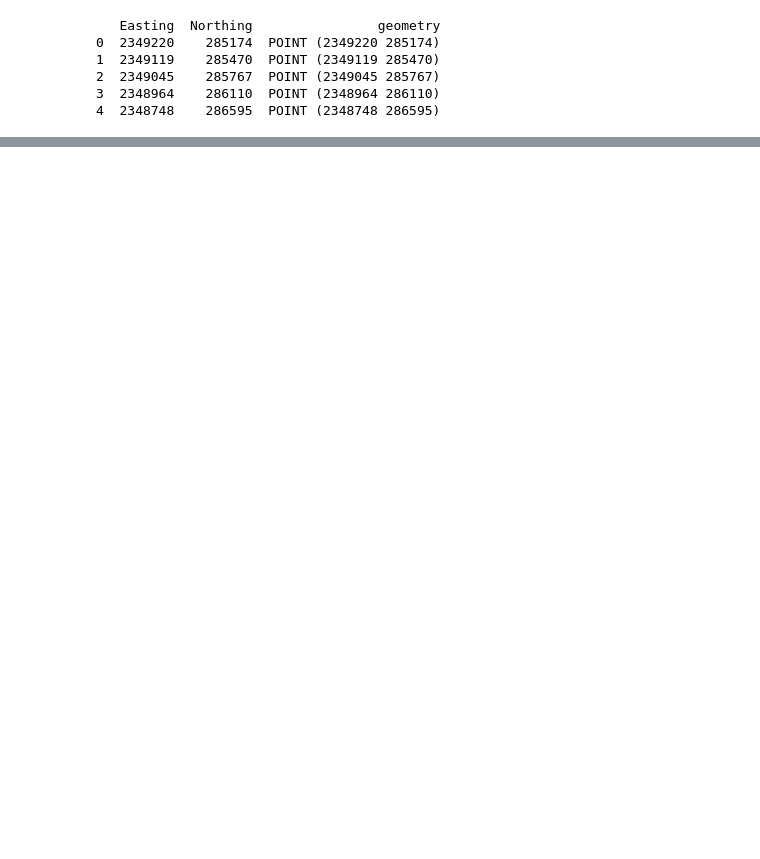
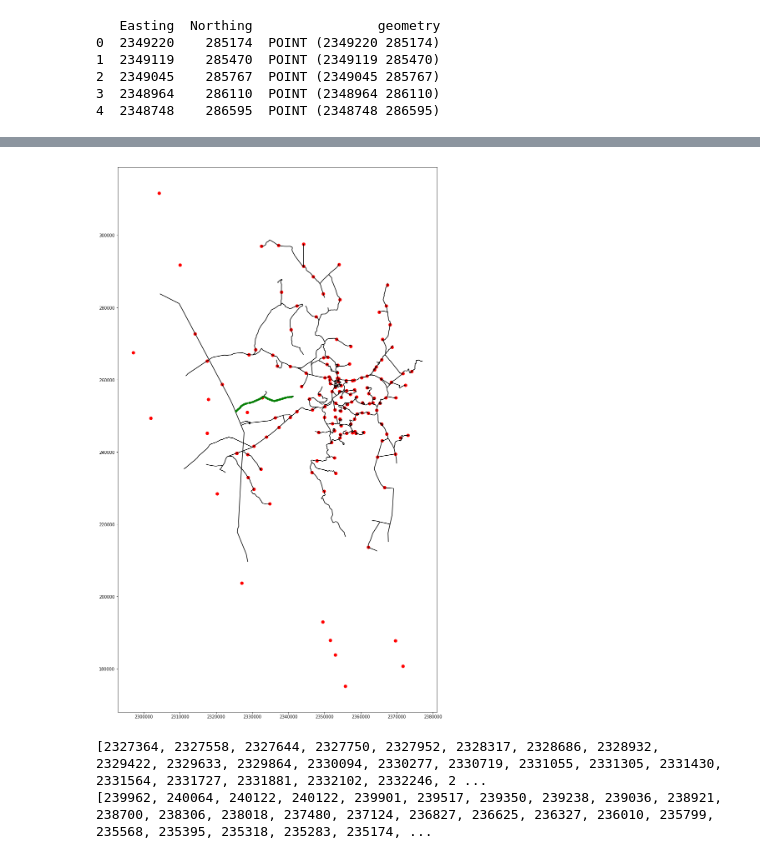
Before and after one commit to collincr/gravrouting, a Jupyter notebook: src/jupyter/links_in_network.ipynb, the cells around one changed output, grey strips where cells are left out. Cells and saved outputs as stored; diff of their text form; code cells hidden in the pictures; blank space fills up the shorter version.

Commit message:
Modified link visualization

```diff
--- a/src/jupyter/links_in_network.ipynb
+++ b/src/jupyter/links_in_network.ipynb
@@ -95,6 +125,6 @@ print(gdf_vertices)
 # %%
-from shapely.geometry import MultiLineString
-coords = [((0, 0), (1, 1))]
-new_geometry = MultiLineString(coords)
+from shapely.geometry import LineString
+coords = [(0, 0), (1, 1)]
+new_geometry = LineString(coords)
 print(new_geometry)
 # %% [output]
@@ -102,4 +131,0 @@ MULTILINESTRING ((0 0, 1 1))
-# %%
-ax = gdf_vertices.plot(color='green')
-df_roads.plot(ax=ax, color='black')
-plt.show()
@@ -127,0 +166,50 @@ Name: geometry, Length: 258, dtype: object
+# %%
+from matplotlib.pyplot import figure
+from shapely.geometry import LineString
+
+# coordinate reference system
+crs = '+proj=lcc +lat_1=36 +lat_2=37.25 +lat_0=35.33333333333334 +lon_0=-119 +x_0=609601.2192024384 +y_0=0 +datum=NAD27 +units=us-ft +no_defs'
+
+#vertices_x = [2330062, 2327545, 2327522, 2324752, 2324501, 2324309, 2323926, 2323503, 2323203, 2323077, 2322839, 2322614, 2322306, 2322012, 2321773, 2321577, 2321409, 2321213, 2320007, 2319320, 2318605, 2318226, 2317988, 2317638, 2317329, 2315451, 2315156, 2314988, 2314848, 2314666, 2314483, 2314301, 2313965, 2313516, 2312451, 2311708, 2311610, 2311399, 2311049]
+#vertices_y = [241357, 242506, 242516, 243816, 243926, 243896, 243977, 244178, 243977, 243921, 243893, 243822, 243738, 243612, 243472, 243472, 243430, 243346, 242701, 242463, 242210, 241972, 241635, 241117, 240794, 239182, 238902, 238691, 238481, 238285, 238131, 237948, 237626, 237290, 236406, 235734, 235635, 235537, 235355]
+vertices_x = [2341263, 2341215, 2341104, 2340863, 2340608, 2340545, 2340466, 2340311, 2340215, 2340133, 2340047, 2339963, 2339818, 2339599, 2339313, 2338055, 2337775, 2337512, 2337335, 2336826, 2336208, 2336117, 2336031, 2335854, 2335671, 2335465, 2335259, 2335128, 2334962, 2334505, 2334162, 2333881, 2333550, 2333458, 2333241, 2333144, 2333087, 2333047, 2332984, 2332904, 2332807, 2332771, 2332761, 2332692, 2332538, 2331817, 2331726, 2331560, 2331274, 2331097, 2331023, 2330926, 2330651, 2330508, 2330440, 2330262, 2330131, 2329914, 2329605, 2329216, 2329068, 2328982, 2328890, 2328753, 2328576, 2328364, 2327987, 2327844, 2327667, 2327478, 2327341, 2327215, 2327061, 2326901, 2326781, 2326598, 2326318, 2325895, 2325411, 2325391]
+vertices_y = [255397, 255373, 255318, 255246, 255173, 255163, 255160, 255198, 255245, 255272, 255235, 255194, 255146, 255105, 255042, 254647, 254573, 254487, 254430, 254287, 254121, 254110, 254110, 254161, 254224, 254293, 254367, 254419, 254482, 254653, 254819, 254996, 255219, 255259, 255339, 255391, 255402, 255362, 255299, 255242, 255156, 255098, 255082, 255025, 254939, 254527, 254499, 254447, 254316, 254247, 254230, 254167, 254036, 253996, 253956, 253876, 253801, 253773, 253675, 253572, 253567, 253532, 253532, 253492, 253458, 253418, 253292, 253247, 253149, 253012, 252915, 252875, 252795, 252658, 252446, 252206, 251943, 251657, 251075, 251051]
+
+coords = []
+
+plt.rcParams['figure.figsize'] = (30, 24)
+
+# construct connected lines
+for i in range(len(vertices_x)):
+    for j in range(i + 1, len(vertices_x)):
+        vertex_id = vertex_dictionary.get(str(vertices_x[i]) + '#' + str(vertices_y[i]))['id']
+        vertex_adjs = vertex_dictionary.get(str(vertices_x[j]) + '#' + str(vertices_y[j]))['adj']
+        if vertex_id in vertex_adjs:
+            conn = (vertices_x[i], vertices_y[i]), (vertices_x[j], vertices_y[j])
+            line_string = LineString(conn)
+            coords.append(line_string)
+
+# creating lines' geographic dataframe
+gdf_lines = gpd.GeoDataFrame(crs=crs, geometry=coords)
+
+# to avoid a feature covered by another, the sequence of plot matters
+ax = df_roads.plot(color='black')
+ax = gdf_lines.plot(ax=ax, color='green', linewidth=5)
+df_stations.plot(ax=ax, color='red', markersize=50)
+
+plt.show()
+# %% [output]
+[figure, added]
+# %%
+vertices_x = []
+vertices_y = []
+line = [[2327364.1430618074, 239962.54500890084], [2327558.395390302, 240064.70712938905], [2327644.859456226, 240122.34973064065], [2327750.537722558, 240122.34973064065], [2327952.2873190492, 239901.3862618059], [2328317.3577831388, 239517.10126923025], [2328686.0684890803, 239350.02929208154], [2328932.2135087997, 239238.49487106502], [2329422.176439643, 239036.74560263753], [2329633.532972306, 238921.46007205546], [2329864.1037053913, 238700.49627514184], [2330094.6747665554, 238306.6046744734], [2330277.2098345608, 238018.39101205766], [2330719.137428388, 237480.39241614938], [2331055.386427805, 237124.92921631038], [2331305.1713612974, 236827.10828964412], [2331430.063828051, 236625.35902123153], [2331564.5635590553, 236327.53842264414], [2331727.8847547174, 236010.5032955557], [2331881.5986861438, 235799.1467628926], [2332102.5621549636, 235568.57602980733], [2332246.6691502184, 235395.64789797366], [2332390.7758173943, 235318.79076822102], [2332404.9878652734, 235283.26060807105], [2332448.418418631, 235174.68410106003], [2332371.561616972, 235136.2557002306], [2332179.4192847162, 235155.46990063787], [2332092.955218807, 235280.3623673916], [2332044.919553727, 235424.46936264634], [2332025.7053533047, 235597.39749448]]
+for i in range(len(line)):
+    vertices_x.append(int(line[i][0]))
+    vertices_y.append(int(line[i][1]))
+
+print(vertices_x)
+print(vertices_y)
+# %% [output]
+[2327364, 2327558, 2327644, 2327750, 2327952, 2328317, 2328686, 2328932, 2329422, 2329633, 2329864, 2330094, 2330277, 2330719, 2331055, 2331305, 2331430, 2331564, 2331727, 2331881, 2332102, 2332246, 2 ...
+[239962, 240064, 240122, 240122, 239901, 239517, 239350, 239238, 239036, 238921, 238700, 238306, 238018, 237480, 237124, 236827, 236625, 236327, 236010, 235799, 235568, 235395, 235318, 235283, 235174, ...
```
Also changed, not shown: parts of 9 cells of this notebook, 1 other file.
